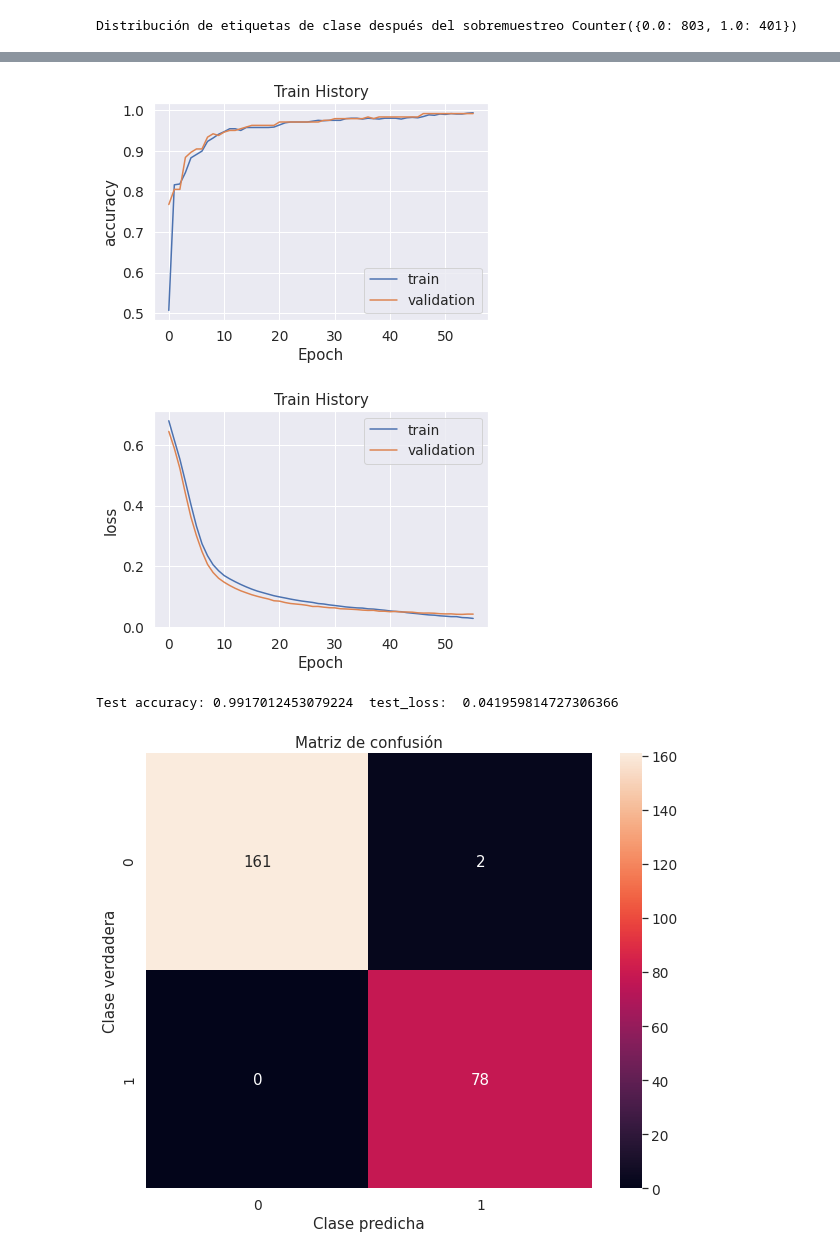
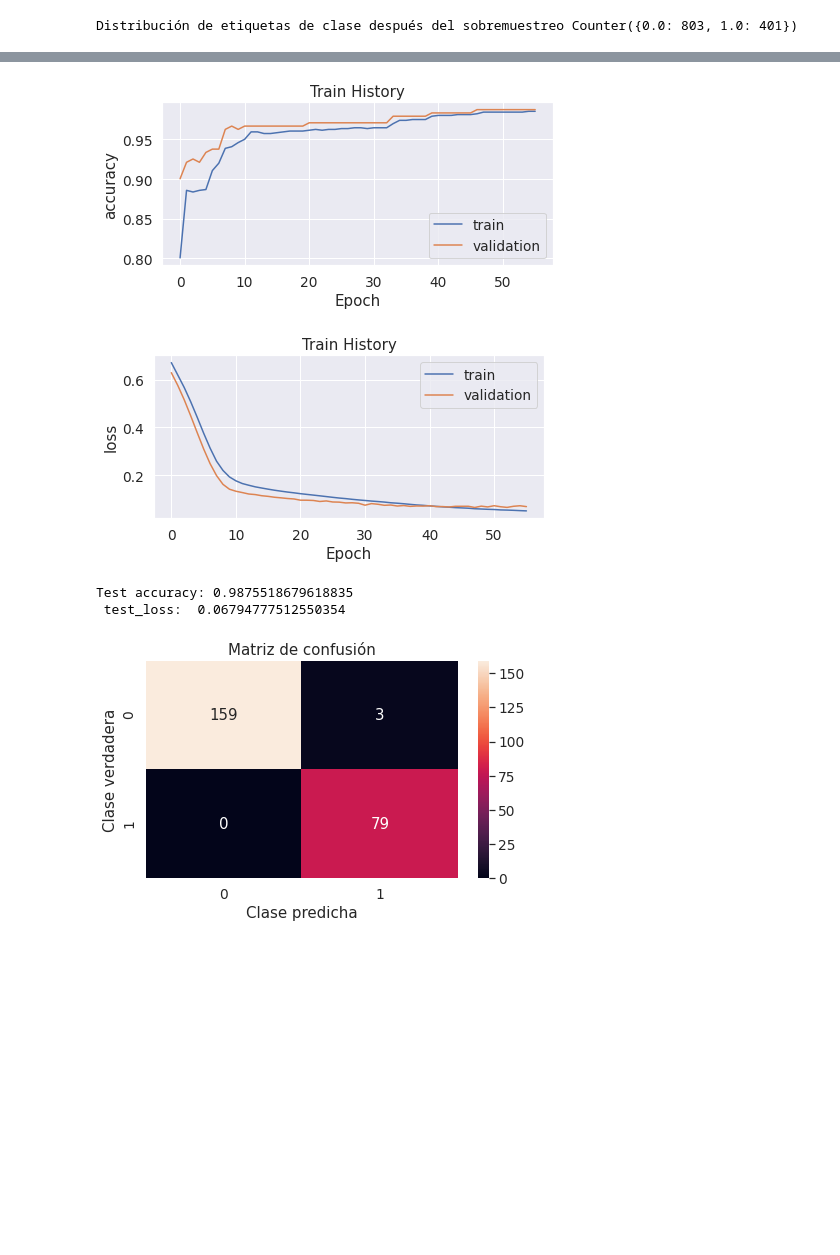
Before and after one commit to Caceres-Santamaria/proyecto-IA, a Jupyter notebook: cancerCervical.ipynb, the cells around one changed output, grey strips where cells are left out. Drawn from its saved outputs; the diff is of its cells as text; code cells hidden in the pictures; blank space fills up the shorter version.

```diff
--- a/cancerCervical.ipynb
+++ b/cancerCervical.ipynb
@@ -268,7 +284,7 @@ def run_model_MC(est, xtrain, xtest, ytrain, ytest,kfold=10):
 
 def matriz_confusion(ytest, ypredict):
     conf_matrix = confusion_matrix(ytest, ypredict)
-    plt.figure(figsize=(10, 8))
+    plt.figure(figsize=(7, 4))
     sns.heatmap(conf_matrix, xticklabels=target, yticklabels=target, annot=True, fmt="d");
     plt.title("Matriz de confusión")
     plt.ylabel('Clase verdadera')
@@ -296,6 +312,7 @@ def show_curve(est,Xtest,ytest):
     plt.legend()
 
 def show_train_history(train_history,train,validation):
+    plt.figure(figsize=(7, 3))
     plt.plot(train_history.history[train])
     plt.plot(train_history.history[validation])
     plt.title('Train History')
@@ -335,7 +352,7 @@ def aplicarPCA(X,nCompo=7):
   return X
 # %%
 X1 = escalarDatos(X)
-X1 = aplicarPCA(X1,.8)
+X1 = aplicarPCA(X1,12)
 # %% [markdown]
 ## 5. Diferentes predictores con la clase desbalanceada y con ajuste de parámetros
 # %%
@@ -601,37 +621,39 @@ weighted avg       0.97      0.97      0.97       241
 # %%
 #@title Modelo de deep learning { display-mode: "form" }
 y_train_ohe = tf.keras.utils.to_categorical(ytrain, num_classes=2)
 y_test_ohe = tf.keras.utils.to_categorical(ytest, num_classes=2)
-model = tf.keras.Sequential([
+model1 = tf.keras.Sequential([
     tf.keras.layers.Flatten( input_shape= Xtrain[0].shape),
     tf.keras.layers.Dense(33, activation=tf.nn.relu),
     tf.keras.layers.Dense(28, activation=tf.nn.relu),
     tf.keras.layers.Dense(24, activation=tf.nn.relu),
     tf.keras.layers.Dense(20, activation=tf.nn.relu),
     tf.keras.layers.Dense(16, activation=tf.nn.relu),
     tf.keras.layers.Dense(2, activation=tf.nn.softmax)
 ])
-#model.summary()
-model.compile(optimizer=tf.keras.optimizers.Adam(),
+#model1.summary()
+model1.compile(optimizer=tf.keras.optimizers.Adam(),
               loss='binary_crossentropy',
               metrics=['accuracy'])
-#model.fit(Xtrain_pca, y_train_ohe, epochs=64,batch_size=100, validation_data=(Xtest_pca, y_test_ohe))
-train_history = model.fit(x=Xtrain, y=y_train_ohe,
+#model1.fit(Xtrain_pca, y_train_ohe, epochs=64,batch_size=100, validation_data=(Xtest_pca, y_test_ohe))
+train_history = model1.fit(x=Xtrain, y=y_train_ohe,
                           validation_split=0, epochs=56,
                           batch_size=172, verbose=0,validation_data=(Xtest, y_test_ohe))
 
 #visualización de loss y accuracy por cada epoch
 show_train_history(train_history,'accuracy','val_accuracy')
 show_train_history(train_history,'loss','val_loss')
 
-test_loss, test_acc = model.evaluate(Xtest, y_test_ohe, verbose=False)
-print( 'Test accuracy:', test_acc, " test_loss: ", test_loss)
-predictions = model.predict_classes(Xtest)
+test_loss, test_acc = model1.evaluate(Xtest, y_test_ohe, verbose=False)
+print( 'Test accuracy:', test_acc)
+print(" test_loss: ", test_loss)
+predictions = model1.predict_classes(Xtest)
 matriz_confusion(ytest, predictions)
 # %% [output]
-[figure, old version]
+[figure, new version]
-[figure, old version]
+[figure, new version]
-Test accuracy: 0.9917012453079224  test_loss:  0.041959814727306366
+Test accuracy: 0.9875518679618835
+ test_loss:  0.06794777512550354
-[figure, old version]
+[figure, new version]
               precision    recall  f1-score   support
 
```
Also changed, not shown: parts of 23 cells of this notebook.
